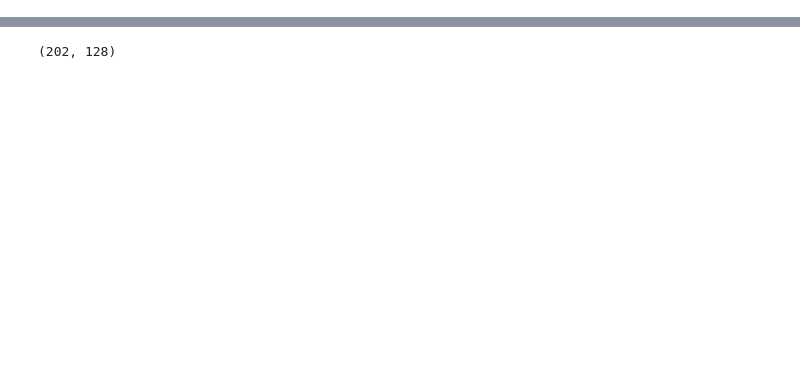
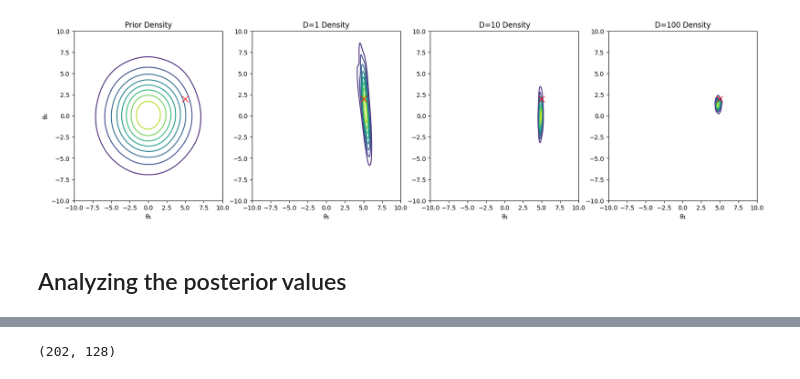
Before and after one commit to vz415/lfiax, a Jupyter notebook: lf_pce_analysis.ipynb, the cells around one changed output, grey strips where cells are left out. Drawn from its saved outputs; the diff is of its cells as text; code cells hidden in the pictures; blank space fills up the shorter version.

```diff
--- a/lf_pce_analysis.ipynb
+++ b/lf_pce_analysis.ipynb
@@ -141,26 +172,46 @@ array([-0.15680042,  0.31007785, -0.05774839, -0.12969536, -0.3453905 ,
 # %%
 xi_test = jnp.broadcast_to(
     xi_params['xi']/10., (len(prior_samples), xi_params['xi'].shape[-1]))
+xi_test1 = jnp.broadcast_to(
+    xi_params1['xi']/10., (len(prior_samples), xi_params1['xi'].shape[-1]))
+xi_test2 = jnp.broadcast_to(
+    xi_params2['xi']/10., (len(prior_samples), xi_params2['xi'].shape[-1]))
 
 x_obs_test = jnp.broadcast_to(
     x_obs_scale.squeeze(0), (len(prior_samples), x_obs_scale.shape[-1]))
+x_obs_test1 = jnp.broadcast_to(
+    x_obs_scale1.squeeze(0), (len(prior_samples), x_obs_scale1.shape[-1]))
+x_obs_test2 = jnp.broadcast_to(
+    x_obs_scale2.squeeze(0), (len(prior_samples), x_obs_scale2.shape[-1]))
 
 # Getting the posterior by adding the log_probs fo likelihood and prior
 liklelihoods = log_prob.apply(flow_params, x_obs_test, prior_samples, xi_test)
+liklelihoods1 = log_prob1.apply(flow_params1, x_obs_test1, prior_samples, xi_test1)
+liklelihoods2 = log_prob2.apply(flow_params2, x_obs_test2, prior_samples, xi_test2)
 
 log_posterior = liklelihoods + prior_log_prob
+log_posterior1 = liklelihoods1 + prior_log_prob
+log_posterior2 = liklelihoods2 + prior_log_prob
 
 # Compute the maximum log-posterior
 max_log_posterior = jnp.max(log_posterior)
+max_log_posterior1 = jnp.max(log_posterior1)
+max_log_posterior2 = jnp.max(log_posterior2)
 
 # Subtract the max log_posterior from each log_posterior to avoid underflow
 adjusted_log_posterior = log_posterior - max_log_posterior
+adjusted_log_posterior1 = log_posterior1 - max_log_posterior1
+adjusted_log_posterior2 = log_posterior2 - max_log_posterior2
 
 # Exponentiate the adjusted log-posteriors to get the unnormalized posterior weights
 unnormalized_posterior_weights = jnp.exp(adjusted_log_posterior)
+unnormalized_posterior_weights1 = jnp.exp(adjusted_log_posterior1)
+unnormalized_posterior_weights2 = jnp.exp(adjusted_log_posterior2)
 
 # Normalize the posterior weights
 posterior_weights = unnormalized_posterior_weights / jnp.sum(unnormalized_posterior_weights)
+posterior_weights1 = unnormalized_posterior_weights1 / jnp.sum(unnormalized_posterior_weights1)
+posterior_weights2 = unnormalized_posterior_weights2 / jnp.sum(unnormalized_posterior_weights2)
 
 # OLD
 # # Exponentiate the log-posterior weights to get the unnormalized posterior weights
@@ -171,16 +222,18 @@ posterior_weights = unnormalized_posterior_weights / jnp.sum(unnormalized_poster
 
 # key = jrandom.PRNGKey(0)
 posterior_samples = jrandom.choice(next(prng_seq), prior_samples, shape=(len(prior_samples),), replace=True, p=posterior_weights)
+posterior_samples1 = jrandom.choice(next(prng_seq), prior_samples, shape=(len(prior_samples),), replace=True, p=posterior_weights1)
+posterior_samples2 = jrandom.choice(next(prng_seq), prior_samples, shape=(len(prior_samples),), replace=True, p=posterior_weights2)
 
 
-# Better method for getting posterior samples
-log_unnormalized_posterior_weights = log_posterior
-max_log_weight = jnp.max(log_unnormalized_posterior_weights)
-log_posterior_weights_shifted = log_unnormalized_posterior_weights - max_log_weight
-unnormalized_posterior_weights = jnp.exp(log_posterior_weights_shifted)
-# Normalize the posterior weights
-posterior_weights2 = unnormalized_posterior_weights / jnp.sum(unnormalized_posterior_weights)
-posterior_samples2 = jrandom.choice(next(prng_seq), prior_samples, shape=(len(prior_samples),), replace=True, p=posterior_weights2)
+# # Better method for getting posterior samples
+# log_unnormalized_posterior_weights = log_posterior
+# max_log_weight = jnp.max(log_unnormalized_posterior_weights)
+# log_posterior_weights_shifted = log_unnormalized_posterior_weights - max_log_weight
+# unnormalized_posterior_weights = jnp.exp(log_posterior_weights_shifted)
+# # Normalize the posterior weights
+# posterior_weights2 = unnormalized_posterior_weights / jnp.sum(unnormalized_posterior_weights)
+# posterior_samples2 = jrandom.choice(next(prng_seq), prior_samples, shape=(len(prior_samples),), replace=True, p=posterior_weights2)
 # %%
 jnp.exp(liklelihoods)
 # %% [output]
@@ -192,0 +248,6 @@ plot_prior_posterior(prior_samples, posterior_samples, true_theta, 'test_lfpce.p
+# %%
+plot_prior_posteriors(prior_samples, posterior_samples, posterior_samples1, posterior_samples2, true_theta, "posteriors.png", bandwidth=0.5)
+# %% [output]
+[figure, added]
+# %% [markdown]
+## Analyzing the posterior values
```
Also changed, not shown: parts of 13 cells of this notebook, 2 other files.
